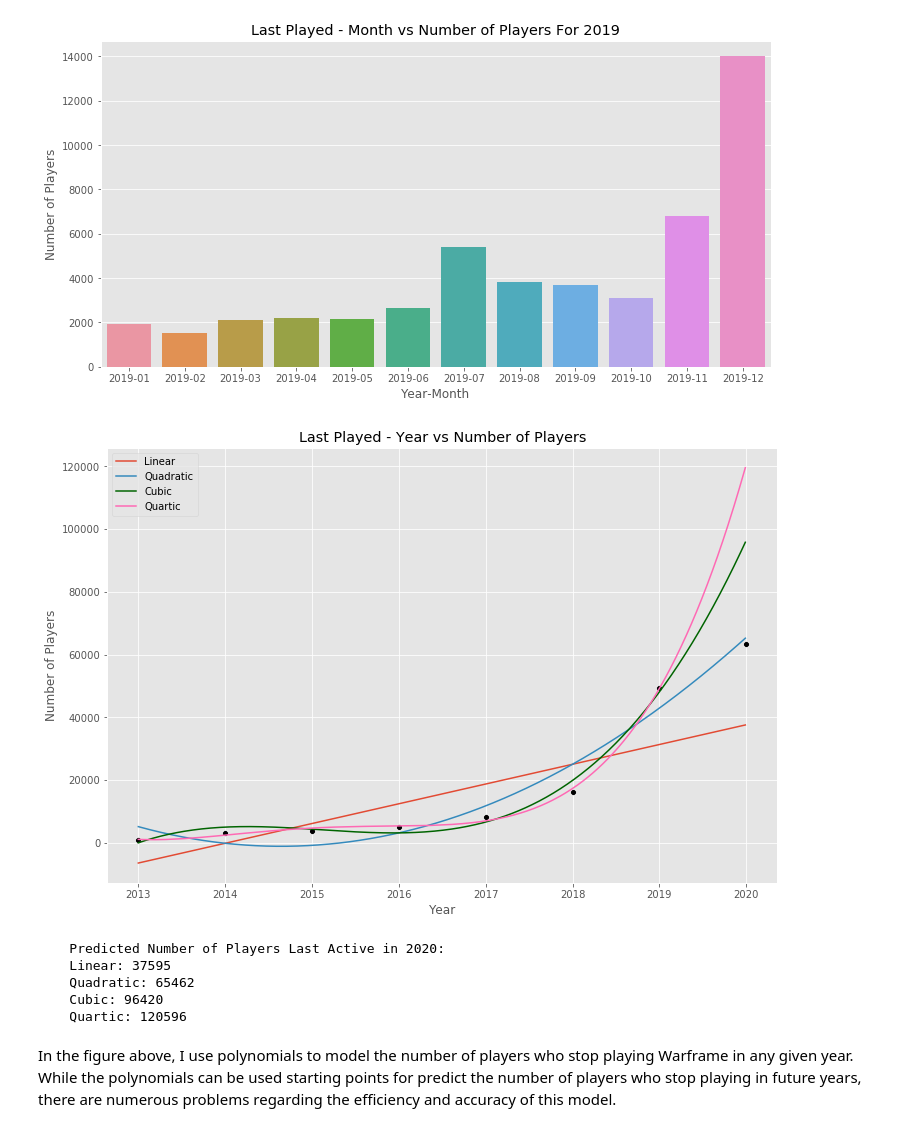
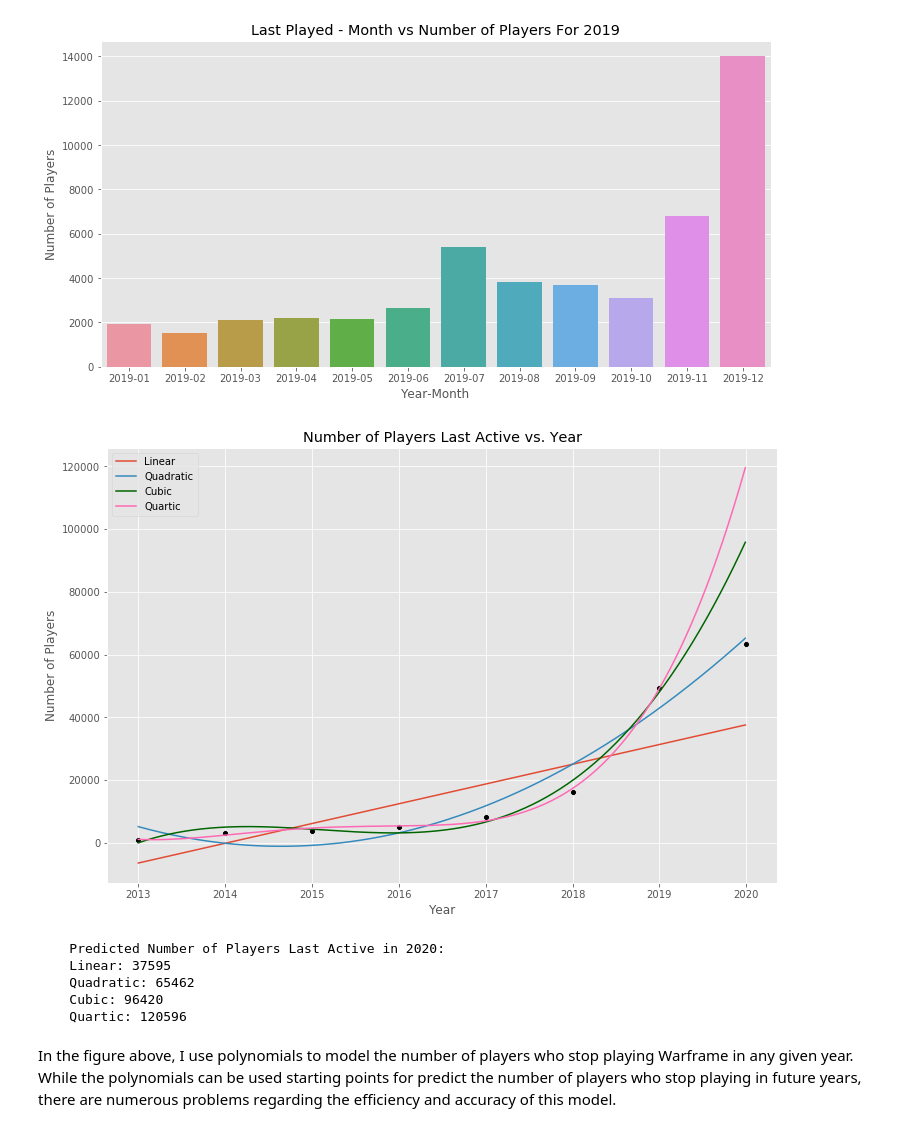
Before and after one commit to ys-lin14/warframe-exploration, a Jupyter notebook: data_exploration.ipynb, the cells around one changed output. Drawn from its saved outputs; the diff is of its cells as text; code cells hidden in the pictures.

```diff
--- a/data_exploration.ipynb
+++ b/data_exploration.ipynb
@@ -517,56 +588,41 @@ plt.show()
 # %%
-years_last_played_subset = years_last_played[:-1]
-x_pred = np.arange(2013, 2020, 0.01)
-
-linear_polynomial = get_polynomial(years_last_played_subset, 1)
-linear_y_pred = linear_polynomial(x_pred)
-
-quadratic_polynomial = get_polynomial(years_last_played_subset, 2)
-quadratic_y_pred = quadratic_polynomial(x_pred)
-
-cubic_polynomial = get_polynomial(years_last_played_subset, 3)
-cubic_y_pred = cubic_polynomial(x_pred)
-
-quartic_polynomial = get_polynomial(years_last_played_subset, 4)
-quartic_y_pred = quartic_polynomial(x_pred)
-
 plt.figure(figsize=(12, 8))
 year_last_played_scatter = sns.scatterplot(
     data=years_last_played,
     color='black'
 )
 year_last_played_scatter.set(
-    title='Last Played - Year vs Number of Players',
+    title='Number of Players Last Active vs. Year',
     xlabel='Year',
     ylabel='Number of Players'
 )
 
 # plot best-fit lines
 plt.plot(
     x_pred, linear_y_pred,
     x_pred, quadratic_y_pred,
     x_pred, cubic_y_pred, "darkgreen",
     x_pred, quartic_y_pred, "hotpink"
 )
-plt.legend(["Linear", "Quadratic", "Cubic", 'Quartic'])
+plt.legend(["Linear", "Quadratic", "Cubic", "Quartic"])
 plt.show()
 
 print(
     """
     Predicted Number of Players Last Active in 2020:
     Linear: {0}
     Quadratic: {1}
     Cubic: {2}
     Quartic: {3}
     """.format(
         int(round(linear_polynomial(2020), 0)),
         int(round(quadratic_polynomial(2020), 0)),
         int(round(cubic_polynomial(2020), 0)),
         int(round(quartic_polynomial(2020), 0))
     )
 )
 # %% [output]
-[figure, old version]
+[figure, new version]
     Predicted Number of Players Last Active in 2020:
     Linear: 37595
     Quadratic: 65462
```
Also changed, not shown: parts of 12 cells of this notebook.
